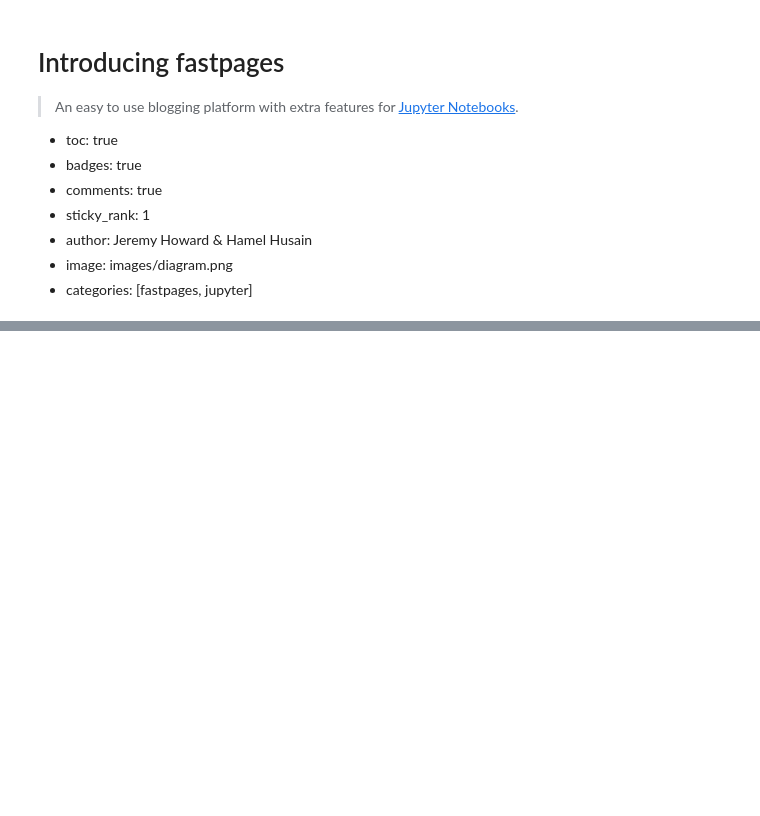
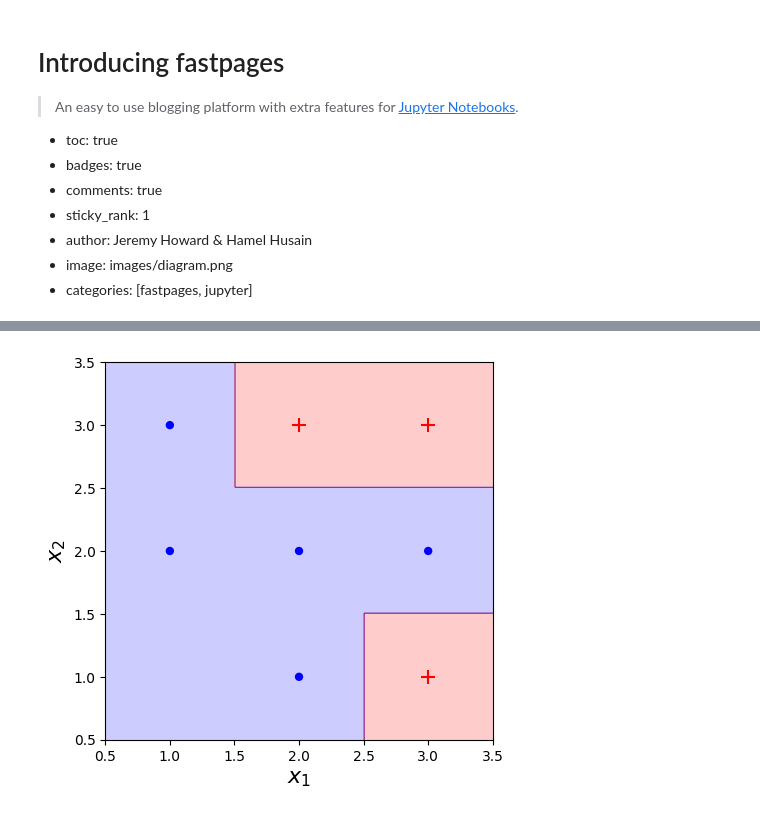
Before and after one commit to ADockhorn/Boosting, a Jupyter notebook: _notebooks/2020-02-21-introducing-fastpages.ipynb, the cells around one changed output, grey strips where cells are left out. Saved outputs shown, nothing was run; the diff lists cells and outputs as text; code cells hidden in the pictures; blank space fills up the shorter version.

```diff
--- a/_notebooks/2020-02-21-introducing-fastpages.ipynb
+++ b/_notebooks/2020-02-21-introducing-fastpages.ipynb
@@ -254,0 +197,11 @@ If you end up writing a blog post using fastpages, please let us know on Twitter
+# %%
+# Definition des zu verwendenden Klassifikators
+dt = DecisionTreeClassifier()
+
+# Durchführen des Trainings bezüglich der gegebenen Daten X und der Ziellabel y
+dt.fit(X, y)
+
+# Darstellung des Ergebnisses
+plot_results(X, y, dt)
+# %% [output]
+[figure, added]
```
Also changed, not shown: parts of 69 cells of this notebook, 1 other file.
